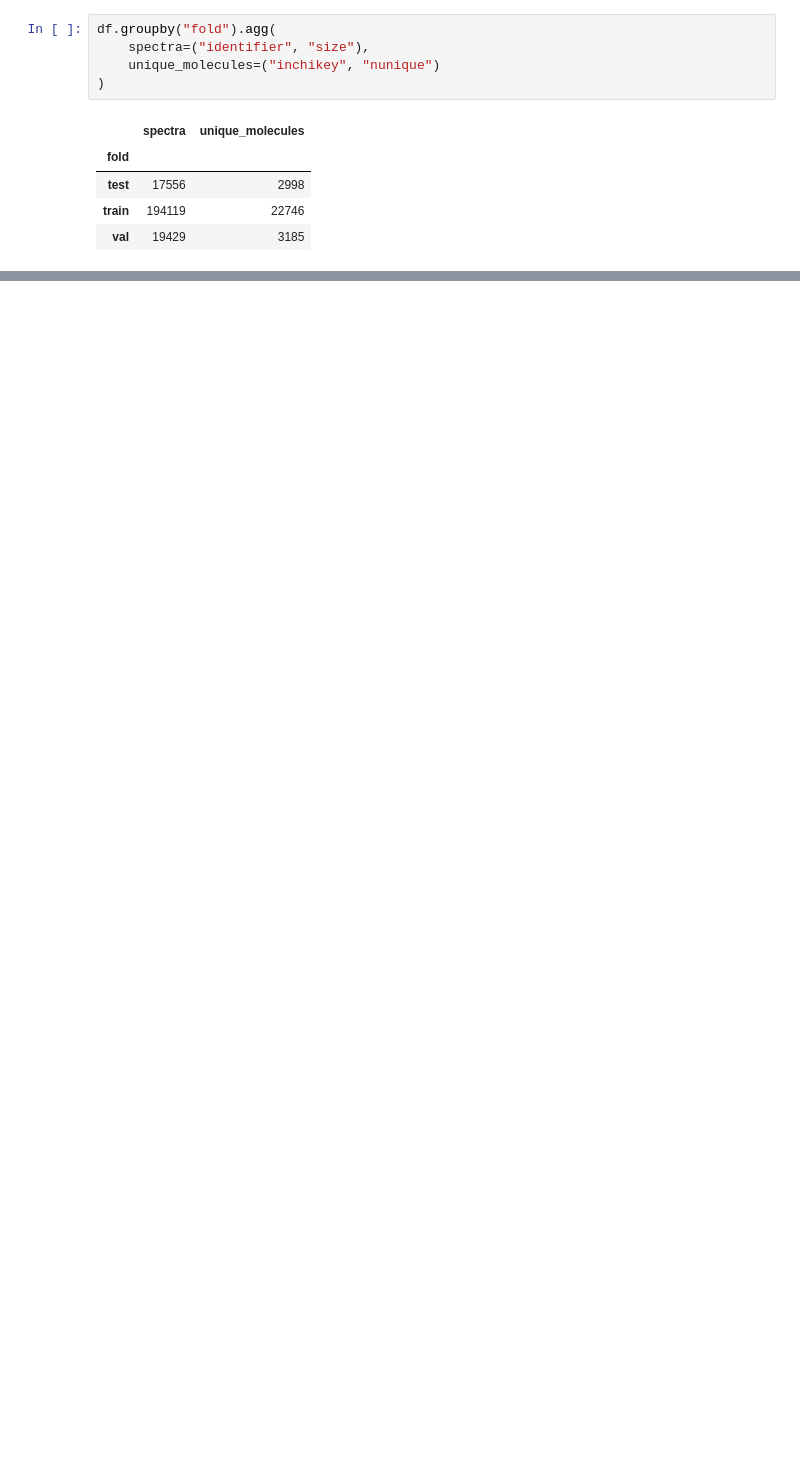
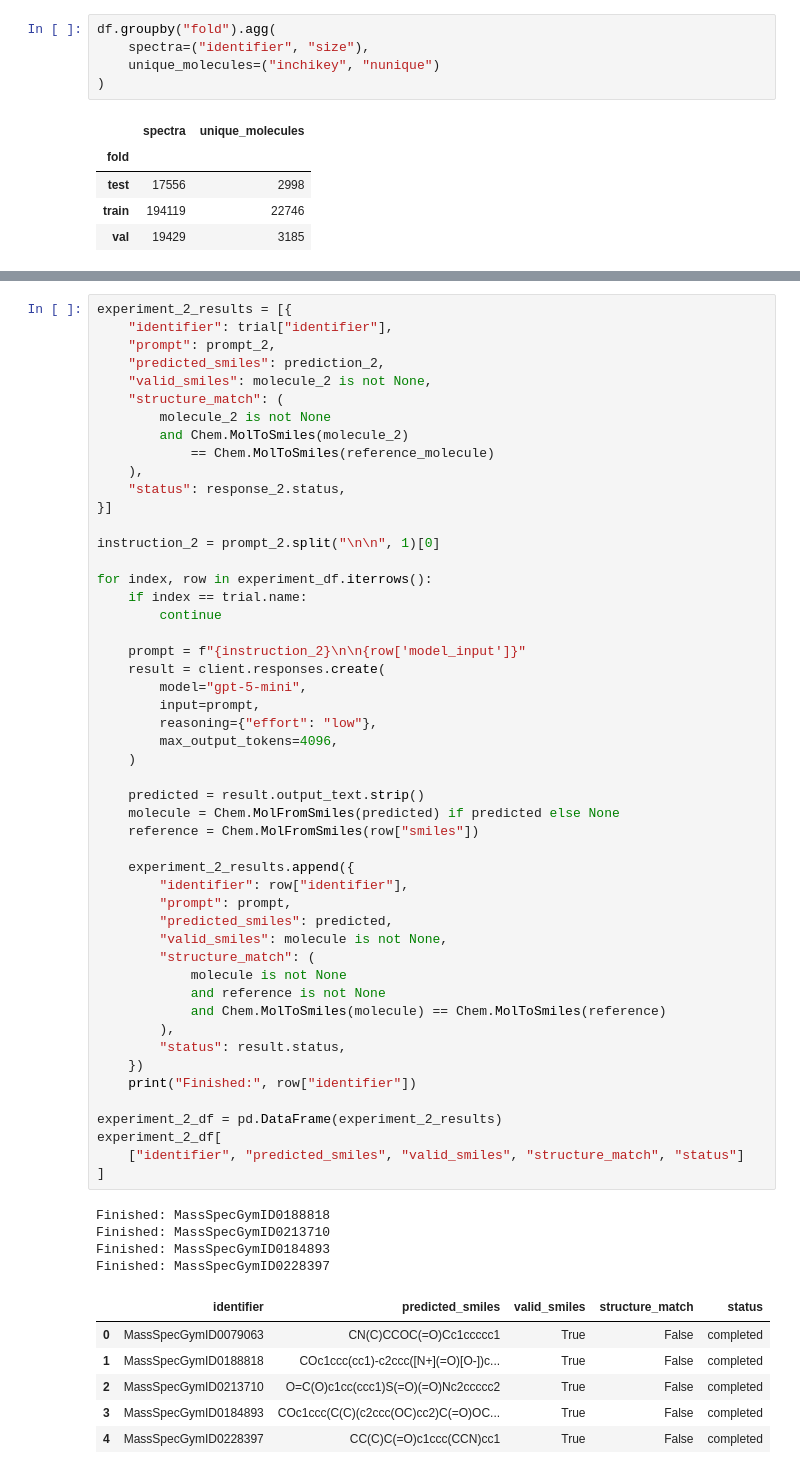
Before and after one commit to stephfn/ms-spectrometry-smiles-genai, a Jupyter notebook: notebooks/01_massspecgym_feasibility.ipynb, the cells around one changed output, grey strips where cells are left out. Drawn from its saved outputs; the diff is of its cells as text; blank space fills up the shorter version.

```diff
--- a/notebooks/01_massspecgym_feasibility.ipynb
+++ b/notebooks/01_massspecgym_feasibility.ipynb
@@ -395,0 +1053,61 @@ np.int64(0)
+# %%
+experiment_2_results = [{
+    "identifier": trial["identifier"],
+    "prompt": prompt_2,
+    "predicted_smiles": prediction_2,
+    "valid_smiles": molecule_2 is not None,
+    "structure_match": (
+        molecule_2 is not None
+        and Chem.MolToSmiles(molecule_2)
+            == Chem.MolToSmiles(reference_molecule)
+    ),
+    "status": response_2.status,
+}]
+
+instruction_2 = prompt_2.split("\n\n", 1)[0]
+
+for index, row in experiment_df.iterrows():
+    if index == trial.name:
+        continue
+
+    prompt = f"{instruction_2}\n\n{row['model_input']}"
+    result = client.responses.create(
+        model="gpt-5-mini",
+        input=prompt,
+        reasoning={"effort": "low"},
+        max_output_tokens=4096,
+    )
+
+    predicted = result.output_text.strip()
+    molecule = Chem.MolFromSmiles(predicted) if predicted else None
+    reference = Chem.MolFromSmiles(row["smiles"])
+
+    experiment_2_results.append({
+        "identifier": row["identifier"],
+        "prompt": prompt,
+        "predicted_smiles": predicted,
+        "valid_smiles": molecule is not None,
+        "structure_match": (
+            molecule is not None
+            and reference is not None
+            and Chem.MolToSmiles(molecule) == Chem.MolToSmiles(reference)
+        ),
+        "status": result.status,
+    })
+    print("Finished:", row["identifier"])
+
+experiment_2_df = pd.DataFrame(experiment_2_results)
+experiment_2_df[
+    ["identifier", "predicted_smiles", "valid_smiles", "structure_match", "status"]
+]
+# %% [output]
+Finished: MassSpecGymID0188818
+Finished: MassSpecGymID0213710
+Finished: MassSpecGymID0184893
+Finished: MassSpecGymID0228397
+|  | identifier | predicted_smiles | valid_smiles | structure_match | status |
+| 0 | MassSpecGymID0079063 | CN(C)CCOC(=O)Cc1ccccc1 | True | False | completed |
+| 1 | MassSpecGymID0188818 | COc1ccc(cc1)-c2ccc([N+](=O)[O-])c... | True | False | completed |
+| 2 | MassSpecGymID0213710 | O=C(O)c1cc(ccc1)S(=O)(=O)Nc2ccccc2 | True | False | completed |
+| 3 | MassSpecGymID0184893 | COc1ccc(C(C)(c2ccc(OC)cc2)C(=O)OC... | True | False | completed |
+| 4 | MassSpecGymID0228397 | CC(C)C(=O)c1ccc(CCN)cc1 | True | False | completed |
```
Also changed, not shown: parts of 104 cells of this notebook, 2 other files.
